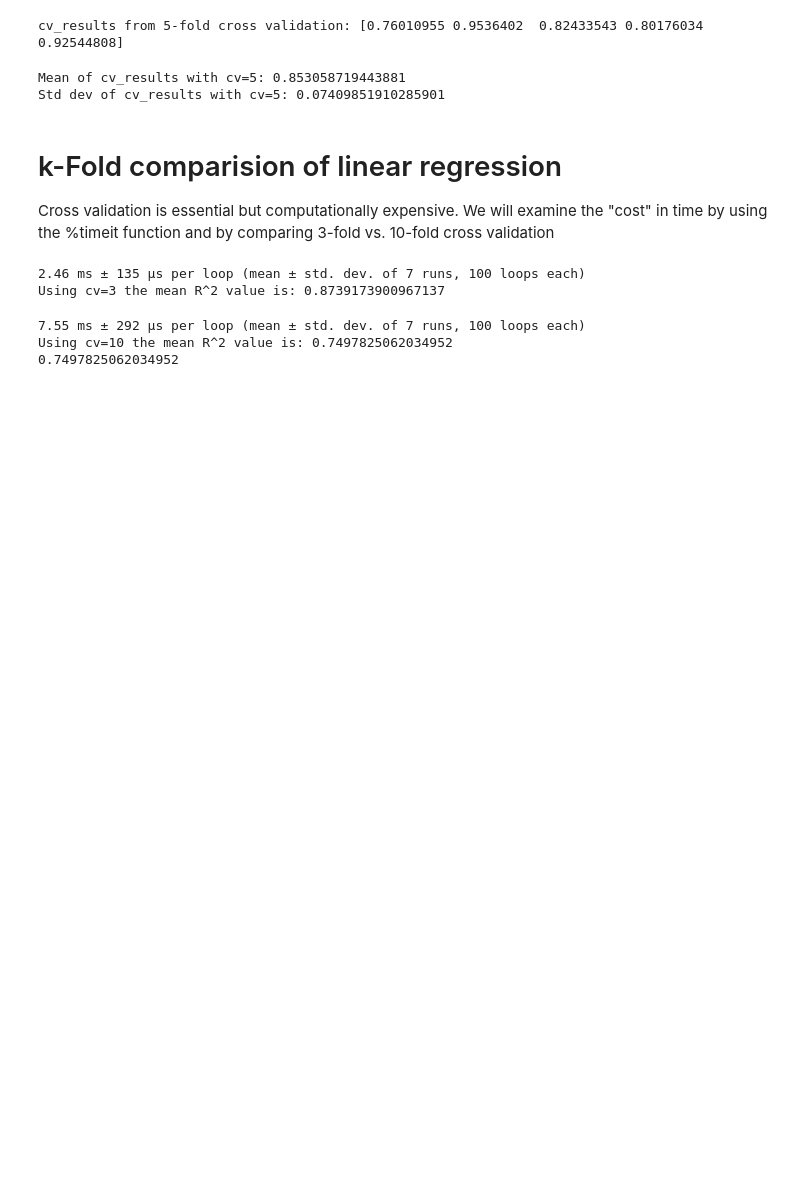
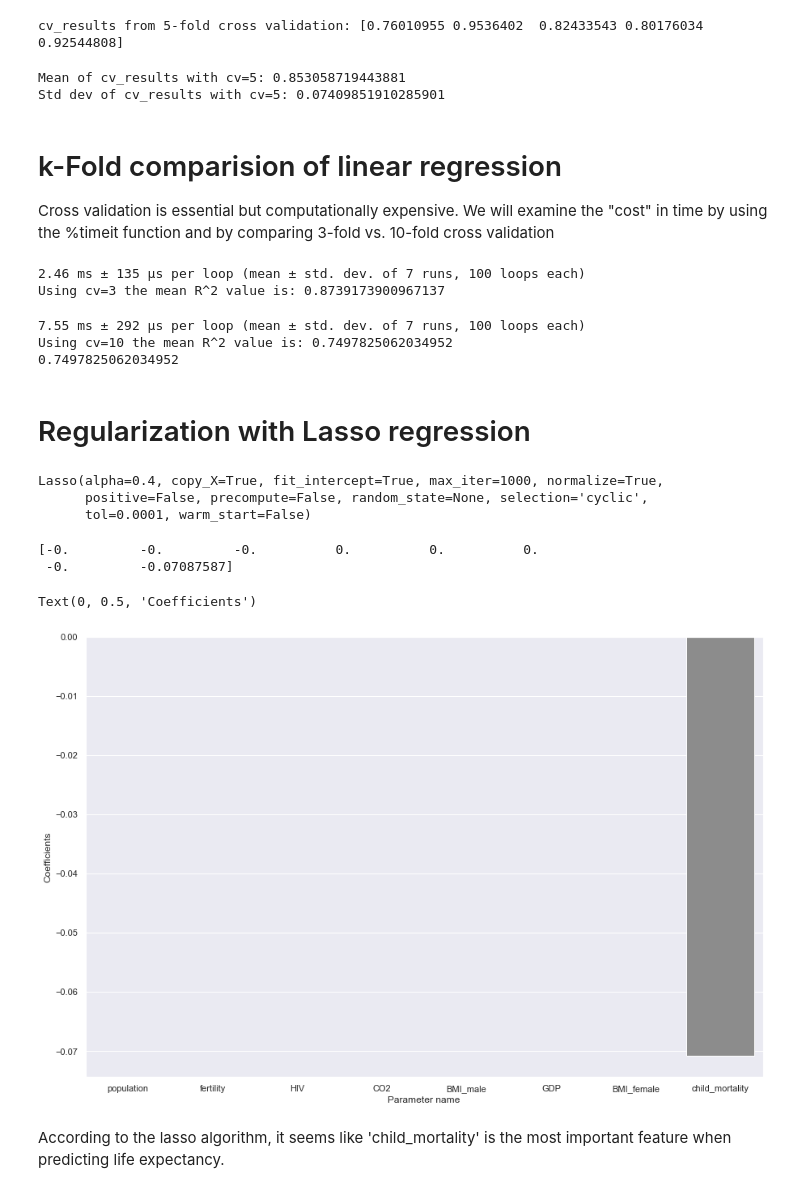
Before and after one commit to kipmadden/Supervised-Learning-with-scikit-learn, a Jupyter notebook: Gapminder Regression.ipynb, the cells around one changed output. Saved outputs shown, nothing was run; the diff lists cells and outputs as text; code cells hidden in the pictures; blank space fills up the shorter version.

```diff
--- a/Gapminder Regression.ipynb
+++ b/Gapminder Regression.ipynb
@@ -236,3 +238,37 @@ print(np.mean(cvscores_10))
 7.55 ms ± 292 µs per loop (mean ± std. dev. of 7 runs, 100 loops each)
 Using cv=10 the mean R^2 value is: 0.7497825062034952
 0.7497825062034952
+# %% [markdown]
+# Regularization with Lasso regression
+# %%
+# Fit the data and plot the coefficients to see the most significant feature to predict life expectancy
+# Instantiate a lasso regressor: lasso
+lasso = Lasso(alpha=0.4, normalize=True)
+
+# Fit the regressor to the data
+lasso.fit(X_all, y_all)
+# %% [output]
+Lasso(alpha=0.4, copy_X=True, fit_intercept=True, max_iter=1000, normalize=True,
+      positive=False, precompute=False, random_state=None, selection='cyclic',
+      tol=0.0001, warm_start=False)
+# %%
+# Compute and print the coefficients
+lasso_coef = lasso.coef_
+print(lasso_coef)
+# %% [output]
+[-0.         -0.         -0.          0.          0.          0.
+ -0.         -0.07087587]
+# %%
+# First store columns names less the target column
+names = df.drop(['life','Region'], axis=1).columns
+# %%
+# Plot the coefficients for each name using seaborn
+fig, ax = plt.subplots(figsize=(15,10))
+sns.barplot(x= names, y=lasso_coef)
+plt.xlabel('Parameter name')
+plt.ylabel('Coefficients')
+# %% [output]
+Text(0, 0.5, 'Coefficients')
+[figure, added]
+# %% [markdown]
+According to the lasso algorithm, it seems like 'child_mortality' is the most important feature when predicting life expectancy.
```
Also changed, not shown: parts of 8 cells of this notebook, 2 other files.
